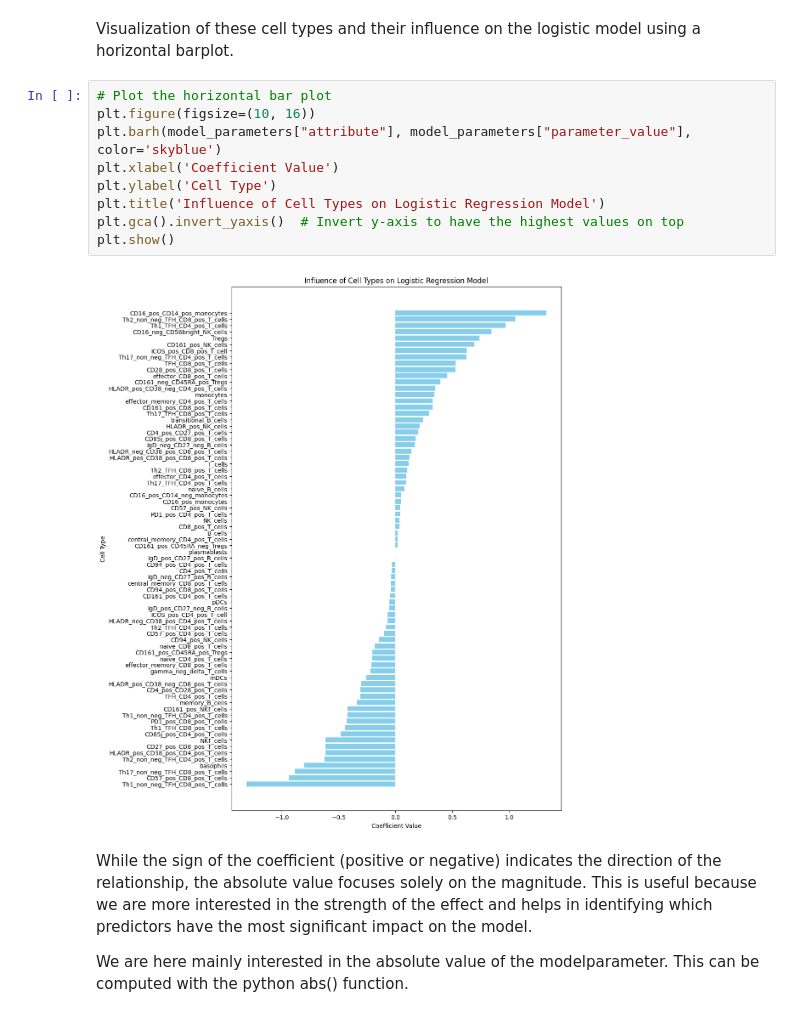
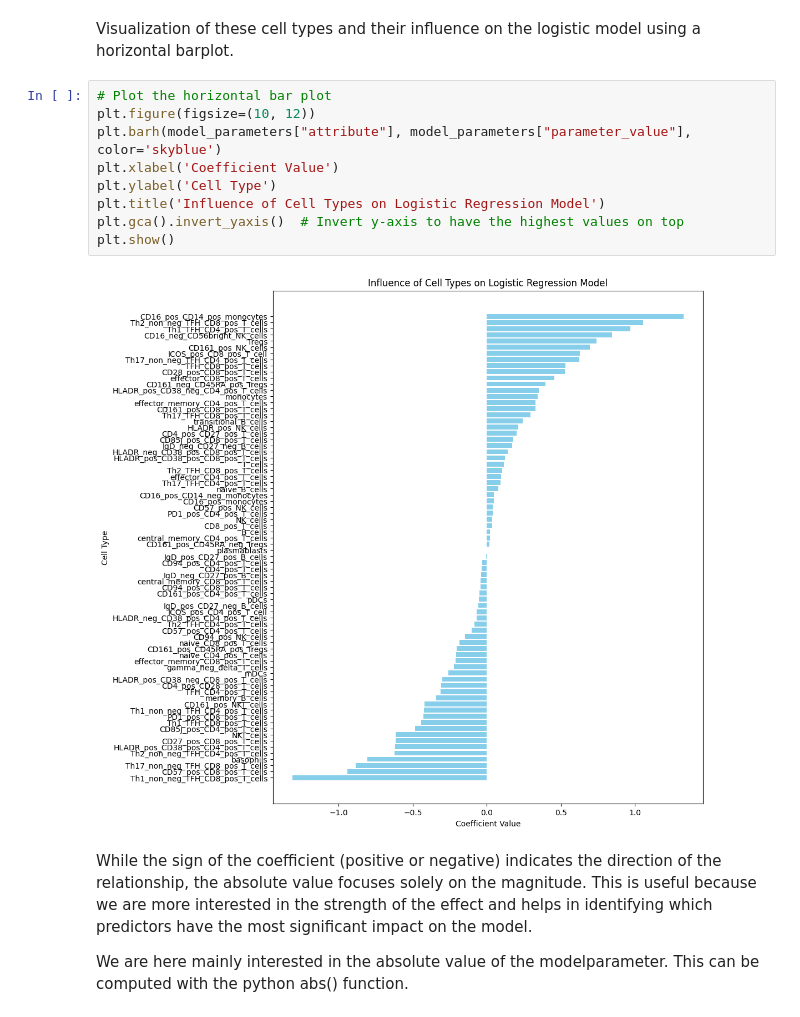
Before and after one commit to Mathis1012/Group-Project-Data, a Jupyter notebook: machine-learning-lsa.ipynb, the cells around one changed output. Drawn from its saved outputs; the diff is of its cells as text.

```diff
--- a/machine-learning-lsa.ipynb
+++ b/machine-learning-lsa.ipynb
@@ -411,15 +411,15 @@ model_parameters
 Visualization of these cell types and their influence on the logistic model using a horizontal barplot.
 # %%
 # Plot the horizontal bar plot
-plt.figure(figsize=(10, 16))
+plt.figure(figsize=(10, 12))
 plt.barh(model_parameters["attribute"], model_parameters["parameter_value"], color='skyblue')
 plt.xlabel('Coefficient Value')
 plt.ylabel('Cell Type')
 plt.title('Influence of Cell Types on Logistic Regression Model')
 plt.gca().invert_yaxis()  # Invert y-axis to have the highest values on top
 plt.show()
 # %% [output]
-[figure, old version]
+[figure, new version]
 # %% [markdown]
 While the sign of the coefficient (positive or negative) indicates the direction of the relationship, the absolute value focuses solely on the magnitude. This is useful because we are more interested in the strength of the effect and helps in identifying which predictors have the most significant impact on the model.
 
```
Also changed, not shown: parts of 13 cells of this notebook.
